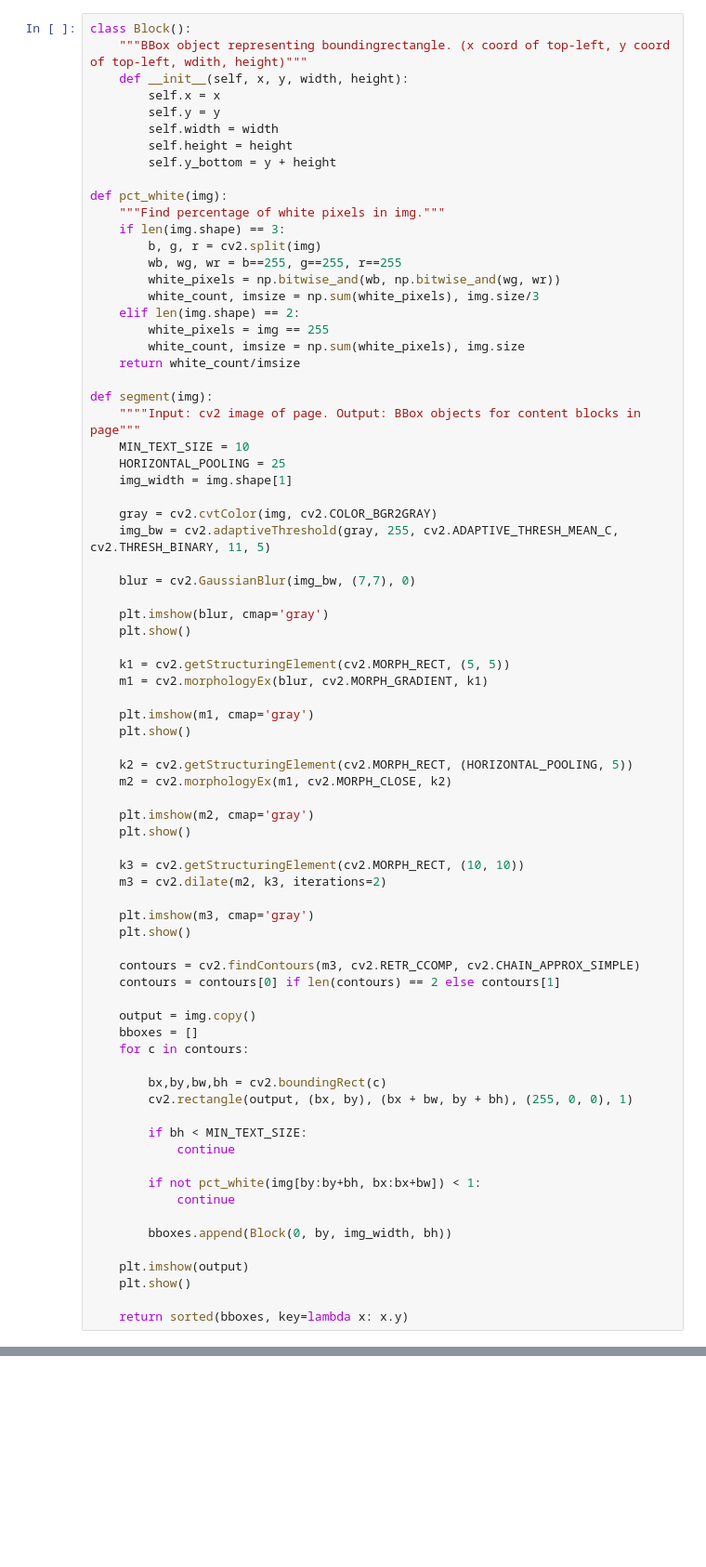
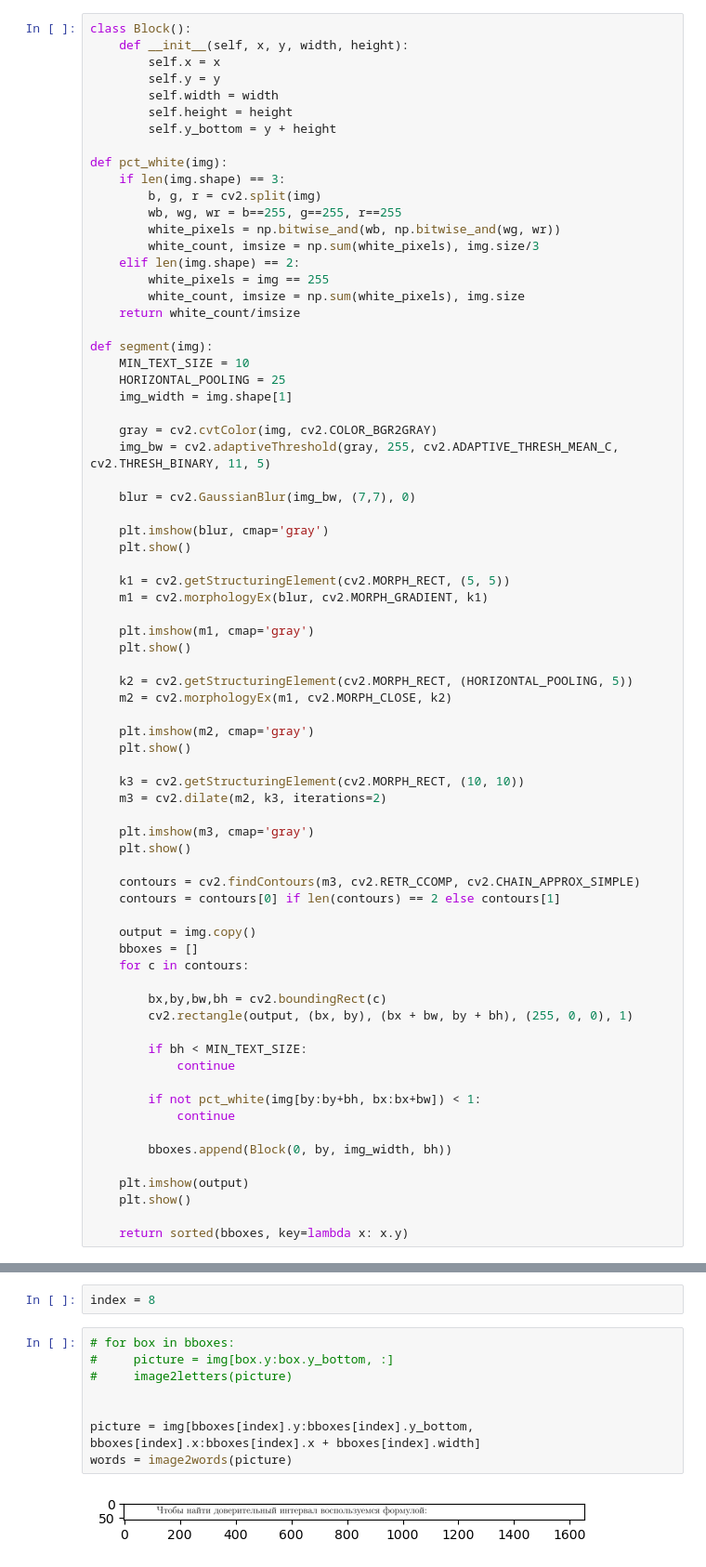
Before and after one commit to Ekatlaz/Image2Latex, a Jupyter notebook: Untitled.ipynb, the cells around one changed output, grey strips where cells are left out. Shown at 93% size. Saved outputs shown, nothing was run; the diff lists cells and outputs as text; blank space fills up the shorter version.

```diff
--- a/Untitled.ipynb
+++ b/Untitled.ipynb
@@ -19,6 +25,5 @@ import os
 # %%
 class Block():
-    """BBox object representing boundingrectangle. (x coord of top-left, y coord of top-left, wdith, height)"""
     def __init__(self, x, y, width, height):
         self.x = x
         self.y = y
@@ -27,7 +32,6 @@ class Block():
         self.y_bottom = y + height
 
 def pct_white(img):
-    """Find percentage of white pixels in img."""
     if len(img.shape) == 3:
         b, g, r = cv2.split(img)
         wb, wg, wr = b==255, g==255, r==255
@@ -39,7 +43,6 @@ def pct_white(img):
     return white_count/imsize
 
 def segment(img):
-    """"Input: cv2 image of page. Output: BBox objects for content blocks in page"""
     MIN_TEXT_SIZE = 10
     HORIZONTAL_POOLING = 25
     img_width = img.shape[1]
@@ -129,0 +173,12 @@ def image2text(img):
+# %%
+index = 8
+# %%
+# for box in bboxes:
+#     picture = img[box.y:box.y_bottom, :]
+#     image2letters(picture)
+
+
+picture = img[bboxes[index].y:bboxes[index].y_bottom, bboxes[index].x:bboxes[index].x + bboxes[index].width]
+words = image2words(picture)
+# %% [output]
+[figure, added]
```
Also changed, not shown: parts of 8 cells of this notebook.
